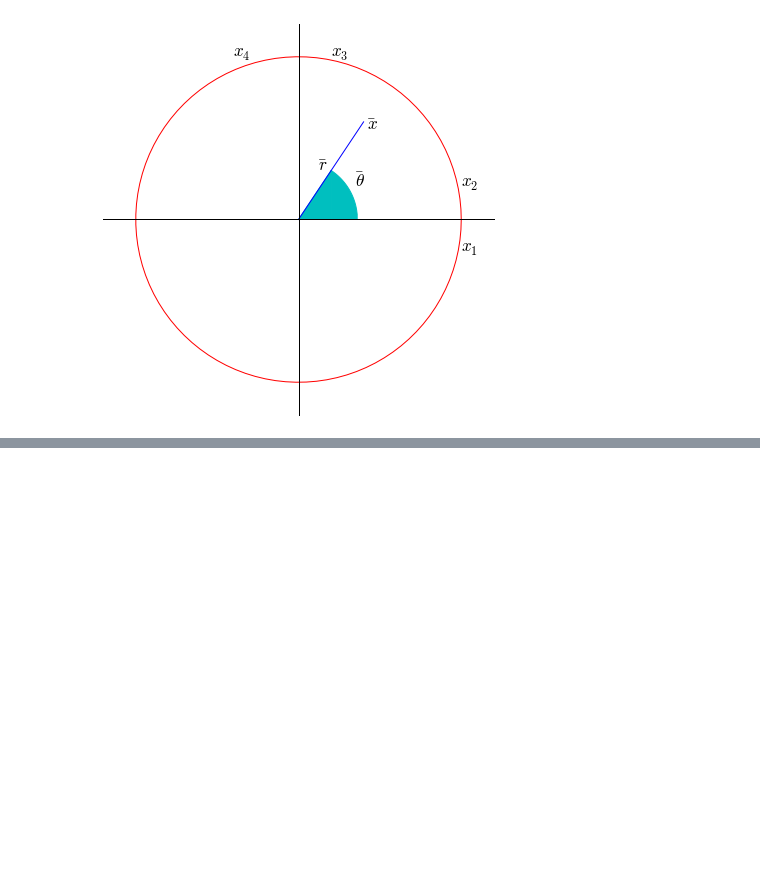
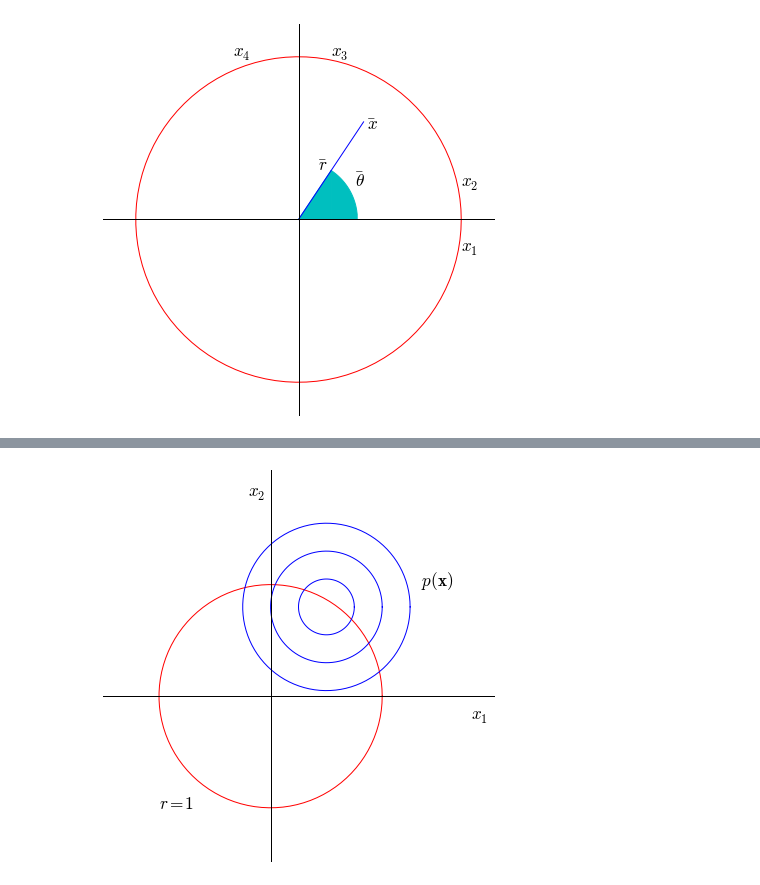
Before and after one commit to wanghaisheng/notes-machine-learning, a Jupyter notebook: Pattern-Recognition-and-Machine-Learning/Chap-02-Probability-Distributions/02-03-The-Gaussian-Distribution.ipynb, the cells around one changed output, grey strips where cells are left out. Cells and saved outputs as stored; diff of their text form; code cells hidden in the pictures; blank space fills up the shorter version.

```diff
--- a/Pattern-Recognition-and-Machine-Learning/Chap-02-Probability-Distributions/02-03-The-Gaussian-Distribution.ipynb
+++ b/Pattern-Recognition-and-Machine-Learning/Chap-02-Probability-Distributions/02-03-The-Gaussian-Distribution.ipynb
@@ -1377,0 +1398,31 @@ $$
+# %%
+xx = np.linspace(0, 2 * np.pi, 100)
+
+_, ax = plt.subplots(figsize=(7, 7))
+
+ax.plot(np.cos(xx), np.sin(xx), 'r')
+
+ax.spines['right'].set_color('none')
+ax.spines['top'].set_color('none')
+
+ax.xaxis.set_ticks_position('bottom')
+ax.spines['bottom'].set_position(('data',0))
+ax.yaxis.set_ticks_position('left')
+ax.spines['left'].set_position(('data',0))
+ax.set_xticks([])
+ax.set_yticks([])
+
+mu1, mu2 = 0.5, 0.8
+for r in [0.25, 0.5, 0.75]:
+    ax.plot(r * np.cos(xx) + mu1, r * np.sin(xx) + mu2, 'b')
+
+ax.axis('equal')
+ax.set_xlim(-1.5, 2)
+ax.text(1.35, 1, r"$p(\mathbf{x})$", fontsize="xx-large")
+ax.text(-1,-1, r'$r=1$', fontsize="xx-large")
+ax.text(1.8, -.2, "$x_1$", fontsize="xx-large")
+ax.text(-.2, 1.8, "$x_2$", fontsize="xx-large")
+
+plt.show()
+# %% [output]
+[figure, added]
```
Also changed, not shown: parts of 13 cells of this notebook, 2 other files.
